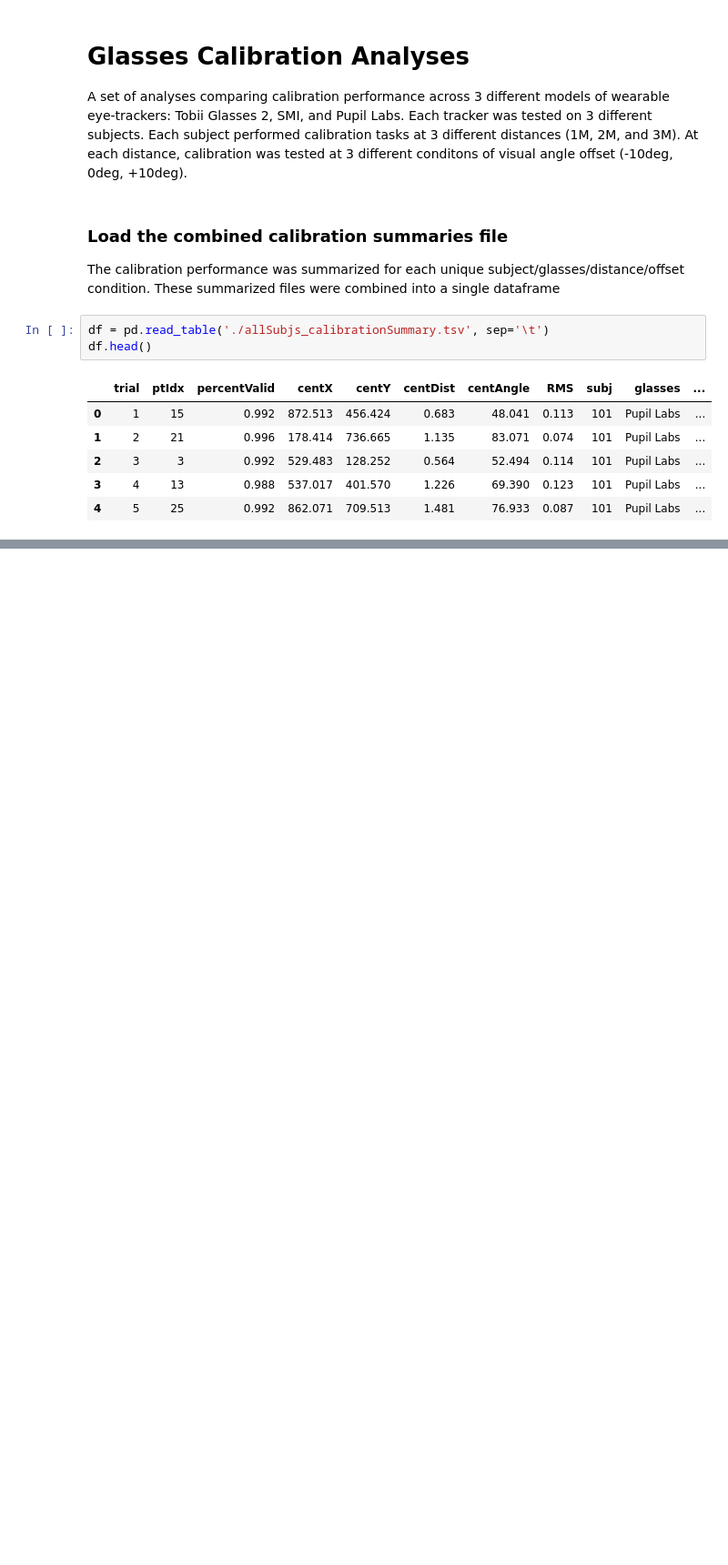
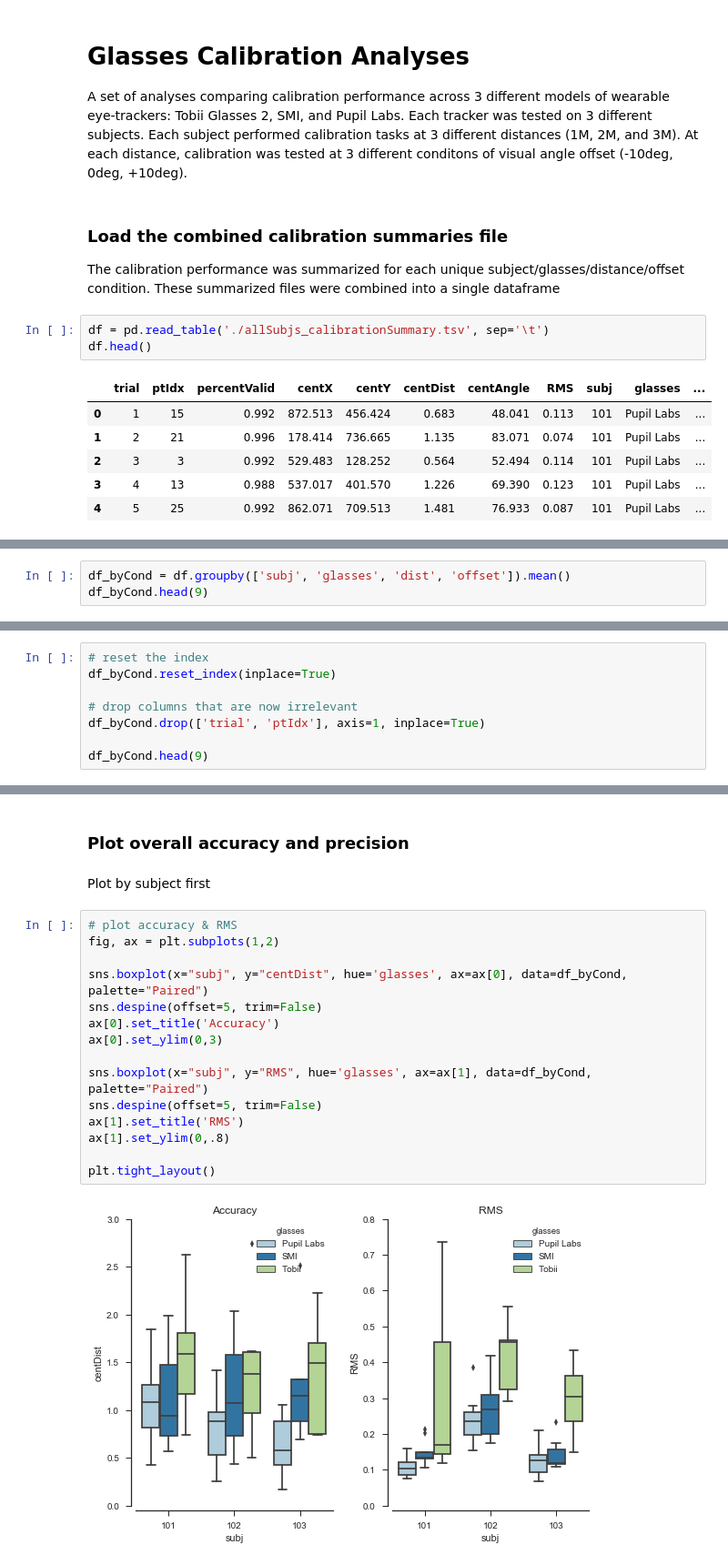
Before and after one commit to jeffmacinnes/glassesCalibration, a Jupyter notebook: analysis/calibrationAnalyses.ipynb, the cells around one changed output, grey strips where cells are left out. Shown: that part at 91% size. Saved outputs shown, nothing was run; the diff lists cells and outputs as text; blank space fills up the shorter version.

Commit message:
analysis: accuracy/RMS by distance

```diff
--- a/analysis/calibrationAnalyses.ipynb
+++ b/analysis/calibrationAnalyses.ipynb
@@ -176,0 +37,3 @@ df_0deg_center.shape
+# %%
+df_byCond = df.groupby(['subj', 'glasses', 'dist', 'offset']).mean()
+df_byCond.head(9)
@@ -176,0 +52,8 @@ df_0deg_center.shape
+# %%
+# reset the index
+df_byCond.reset_index(inplace=True)
+
+# drop columns that are now irrelevant
+df_byCond.drop(['trial', 'ptIdx'], axis=1, inplace=True)
+
+df_byCond.head(9)
@@ -176,0 +119,21 @@ df_0deg_center.shape
+# %% [markdown]
+### Plot overall accuracy and precision
+# %% [markdown]
+Plot by subject first
+# %%
+# plot accuracy & RMS
+fig, ax = plt.subplots(1,2)
+
+sns.boxplot(x="subj", y="centDist", hue='glasses', ax=ax[0], data=df_byCond, palette="Paired")
+sns.despine(offset=5, trim=False)
+ax[0].set_title('Accuracy')
+ax[0].set_ylim(0,3)
+
+sns.boxplot(x="subj", y="RMS", hue='glasses', ax=ax[1], data=df_byCond, palette="Paired")
+sns.despine(offset=5, trim=False)
+ax[1].set_title('RMS')
+ax[1].set_ylim(0,.8)
+
+plt.tight_layout()
+# %% [output]
+[figure, added]
```
Also changed, not shown: parts of 38 cells of this notebook.
